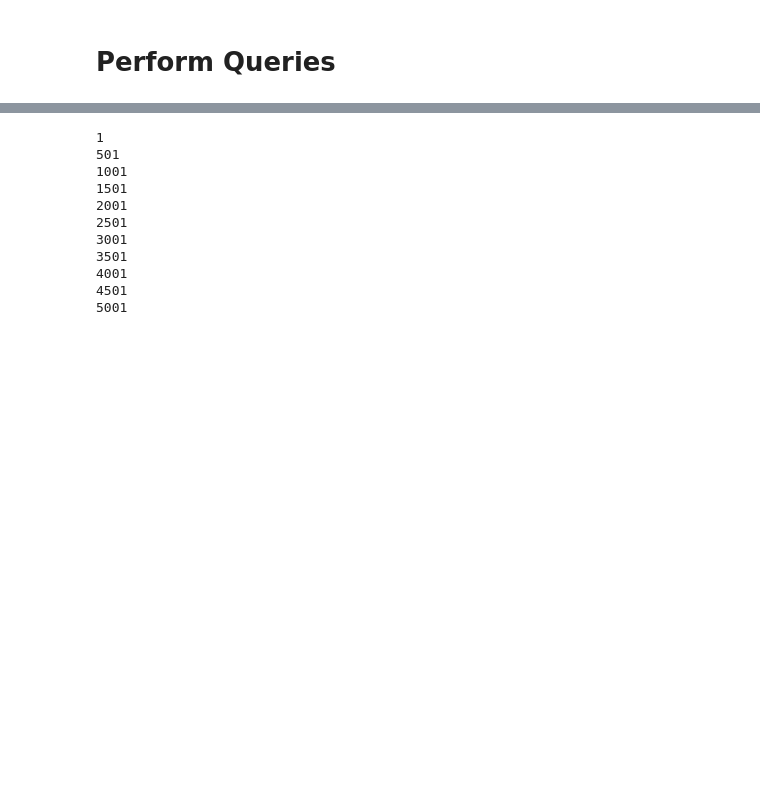
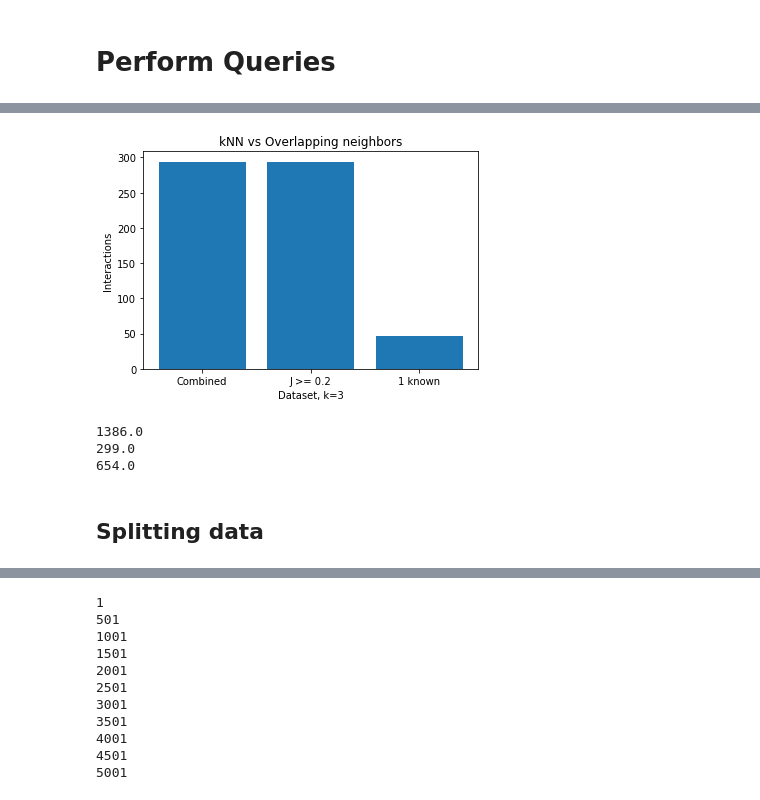
Before and after one commit to hoyinchu/ProteomicsResearch, a Jupyter notebook: notebooks/EvaluateEmbeddings.ipynb, the cells around one changed output, grey strips where cells are left out. Cells and saved outputs as stored; diff of their text form; code cells hidden in the pictures; blank space fills up the shorter version.

```diff
--- a/notebooks/EvaluateEmbeddings.ipynb
+++ b/notebooks/EvaluateEmbeddings.ipynb
@@ -106,6 +143,13 @@ def protein_query(protein,k,dist_function,feature_matrix=proteomeHD_feature_matr
         query_report['neighbors'][entry] = eval_relation(protein,entry)
         query_report['neighbors'][entry]['distance'] = neighbor_dists[idx]
     return query_report
+
+# Only returns names of the top k nearest neighbors
+def protein_query_simple(protein,k,dist_function,name_vector,feature_matrix,lookup):
+    protein_idx = lookup[protein]
+    protein_vec = feature_matrix[protein_idx]
+    neighbor_indices,_ = get_top_k_nearest_neighbors(protein_vec,k,feature_matrix,dist_function)
+    return name_vector[neighbor_indices]
 # %% [markdown]
 # Define Distance Functions
 # %%
@@ -148,0 +267,6 @@ def euclidean_dist_wrapper(p1_vec,p2_vec):
+# %%
+# The next two lines takes about three minutes to run
+k = 100
+proteomeHD_closest_neighbors = list(map(lambda x: protein_query_simple(x,k,euclidean_dist,shared_proteins,proteomeHD_shared_df_feature_matrix,shared_lookup),shared_proteins))
+pQTL_closest_neighbors = list(map(lambda x: protein_query_simple(x,k,euclidean_dist,shared_proteins,pQTL_protein_shared_df_feature_matrix,shared_lookup),shared_proteins))
+shared_neighbor_counts = calc_combined_counts(shared_proteins,proteomeHD_closest_neighbors,pQTL_closest_neighbors)
@@ -148,0 +293,8 @@ def euclidean_dist_wrapper(p1_vec,p2_vec):
+# %%
+#shared_filtered = np.array(shared_neighbor_counts)
+combined_shared_filtered = np.array(list(filter(lambda x: x[1] >= 1, shared_neighbor_counts)))
+combined_shared_filtered_min_s_2 = np.array(list(filter(lambda x: x[1] >= 2, shared_neighbor_counts)))
+combined_shared_filtered_min_s_3 = np.array(list(filter(lambda x: x[1] >= 3, shared_neighbor_counts)))
+combined_shared_filtered_min_j_01 = np.array(list(filter(lambda x: x[2] >= 0.1, shared_neighbor_counts)))
+combined_shared_filtered_min_j_02 = np.array(list(filter(lambda x: x[2] >= 0.2, shared_neighbor_counts)))
+combined_shared_filtered_min_known_1 = np.array(list(filter(lambda x: x[0] >= 1 and x[1] >= 2, shared_neighbor_counts)))
@@ -148,0 +418,29 @@ def euclidean_dist_wrapper(p1_vec,p2_vec):
+# %%
+x_labels = ['Combined','J >= 0.2','1 known']
+y_labels = [
+            np.sum(combined_shared_filtered[:,1]),
+            np.sum(combined_shared_filtered_min_j_02[:,1]),
+            np.sum(combined_shared_filtered_min_known_1[:,1])
+           ]
+
+x_pos = [i for i, _ in enumerate(x_labels)]
+
+plt.bar(x_pos, y_labels)
+plt.xlabel(f"Dataset, k={k}")
+plt.ylabel("Interactions")
+plt.title("kNN vs Overlapping neighbors")
+plt.xticks(x_pos, x_labels)
+#plt.ylim((0,1))
+plt.show()
+# %% [output]
+[figure, added]
+# %%
+print(np.sum(combined_shared_filtered[:,1]))
+print(np.sum(combined_shared_filtered_min_j_02[:,1]))
+print(np.sum(combined_shared_filtered_min_known_1[:,1]))
+# %% [output]
+1386.0
+299.0
+654.0
+# %% [markdown]
+## Splitting data
```
Also changed, not shown: parts of 44 cells of this notebook, 1 other file.
